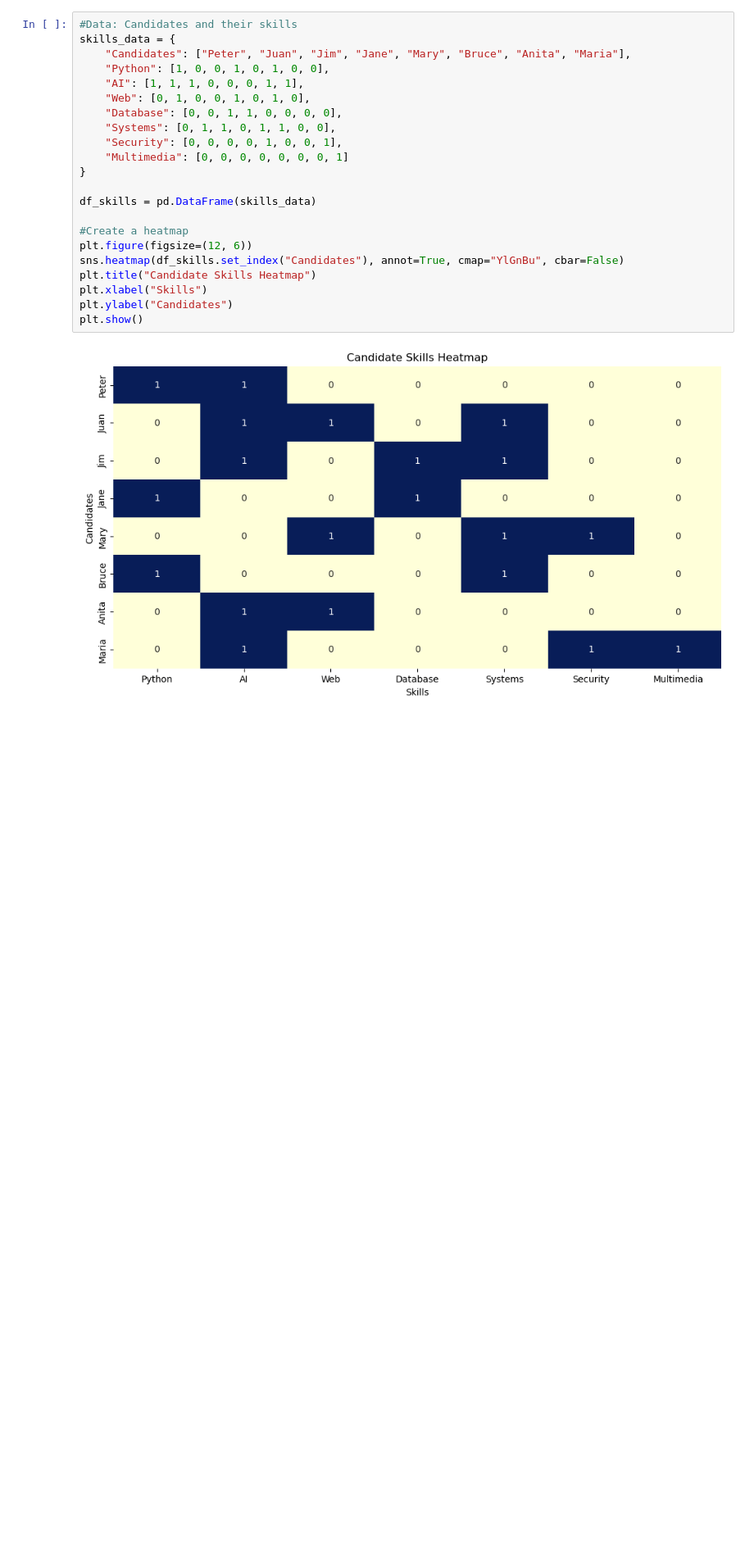
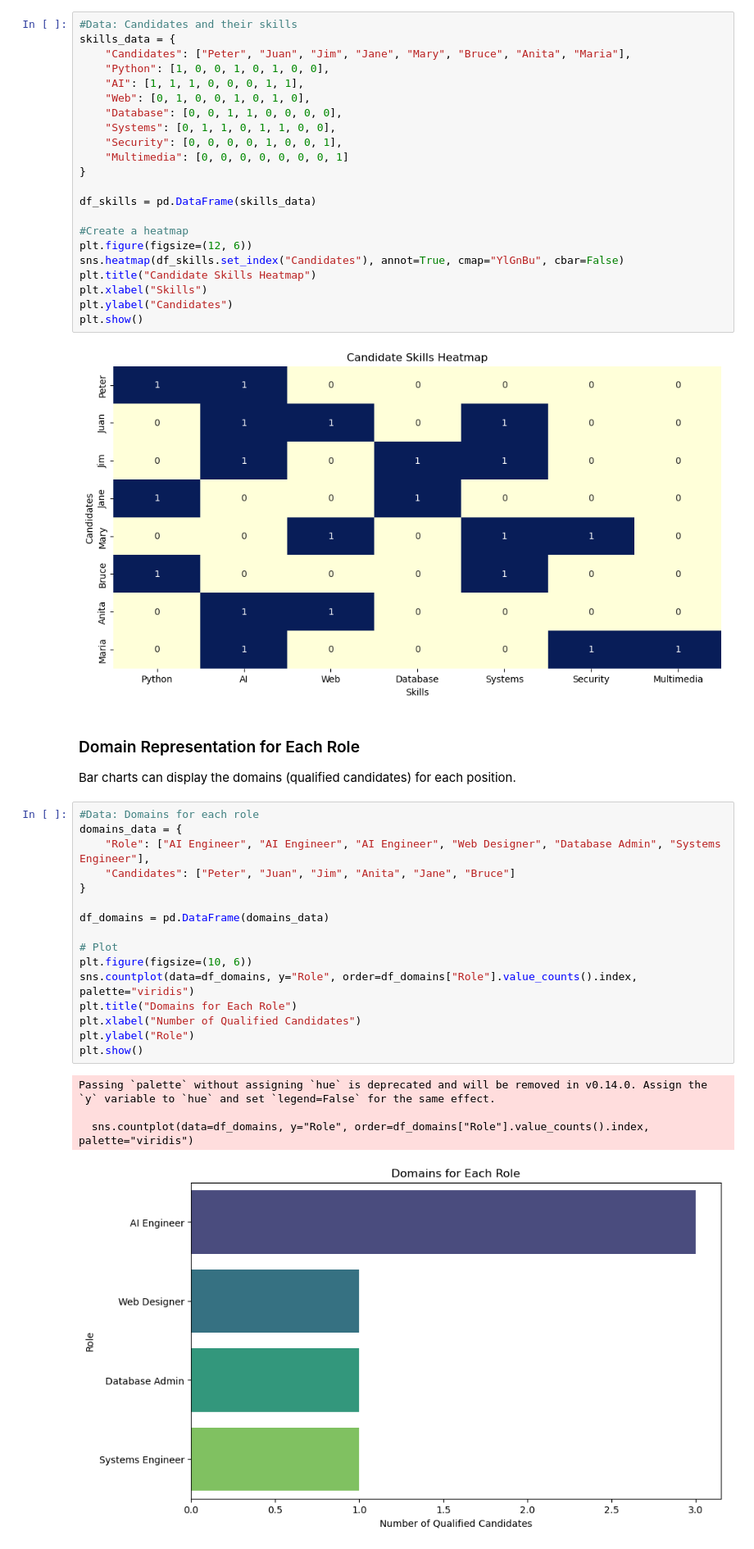
Before and after one commit to missalexityy/ca2-integrated-2021258, a Jupyter notebook: AlessandraCaballero_AI_DV_ICA.ipynb, the cells around one changed output. Shown at 82% size. Cells and saved outputs as stored; diff of their text form; blank space fills up the shorter version.

Commit message:
Domain Representation for Each Role
-Illustrates how many candidates are qualified for each position.
-Highlights roles with more competition or constraints (e.g., fewer qualified candidates).

```diff
--- a/AlessandraCaballero_AI_DV_ICA.ipynb
+++ b/AlessandraCaballero_AI_DV_ICA.ipynb
@@ -204,3 +204,27 @@ plt.ylabel("Candidates")
 plt.show()
 # %% [output]
 [figure]
+# %% [markdown]
+###  Domain Representation for Each Role
+Bar charts can display the domains (qualified candidates) for each position.
+# %%
+#Data: Domains for each role
+domains_data = {
+    "Role": ["AI Engineer", "AI Engineer", "AI Engineer", "Web Designer", "Database Admin", "Systems Engineer"],
+    "Candidates": ["Peter", "Juan", "Jim", "Anita", "Jane", "Bruce"]
+}
+
+df_domains = pd.DataFrame(domains_data)
+
+# Plot
+plt.figure(figsize=(10, 6))
+sns.countplot(data=df_domains, y="Role", order=df_domains["Role"].value_counts().index, palette="viridis")
+plt.title("Domains for Each Role")
+plt.xlabel("Number of Qualified Candidates")
+plt.ylabel("Role")
+plt.show()
+# %% [output]
+Passing `palette` without assigning `hue` is deprecated and will be removed in v0.14.0. Assign the `y` variable to `hue` and set `legend=False` for the same effect.
+
+  sns.countplot(data=df_domains, y="Role", order=df_domains["Role"].value_counts().index, palette="viridis")
+[figure, added]
```
Also changed, not shown: parts of 2 cells of this notebook.
